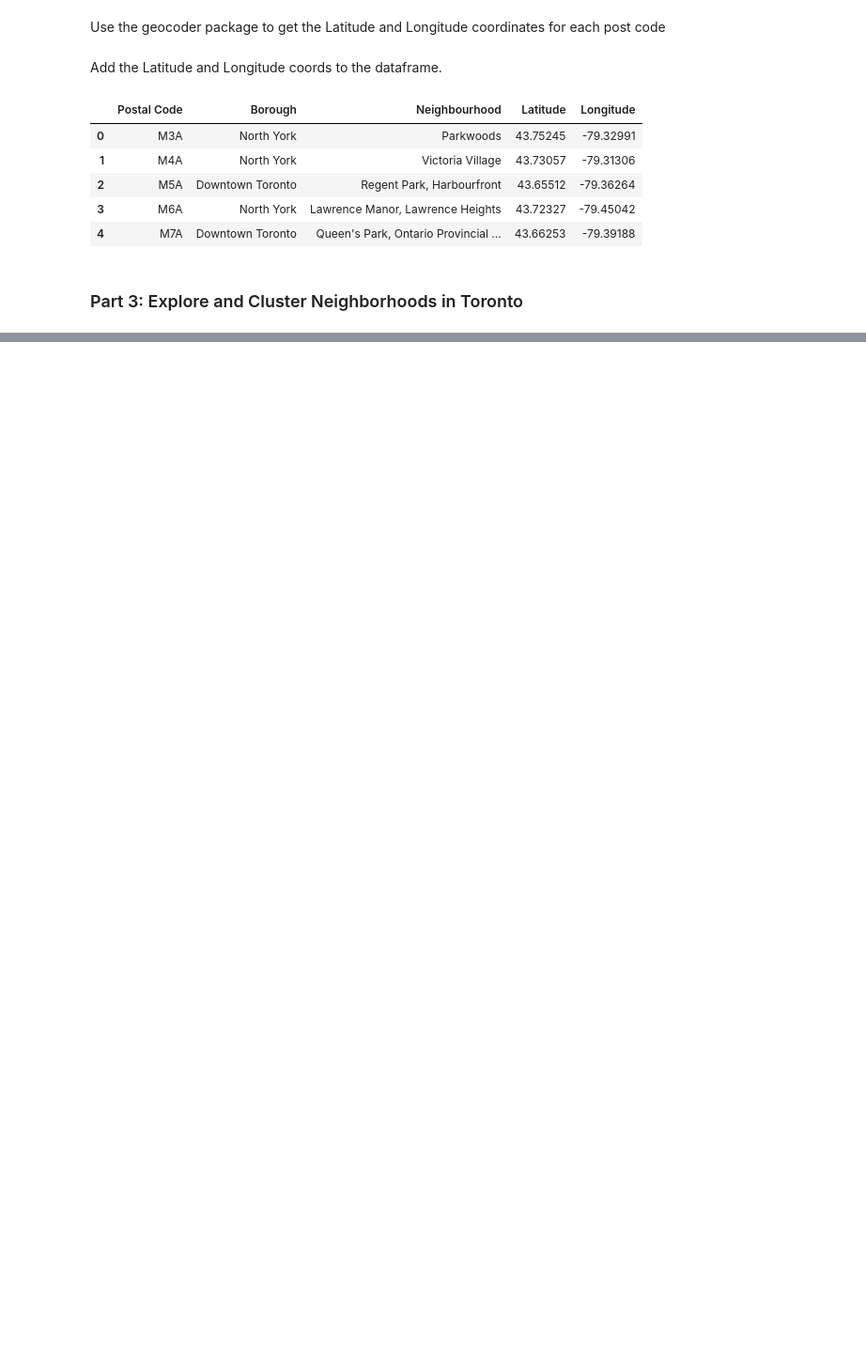
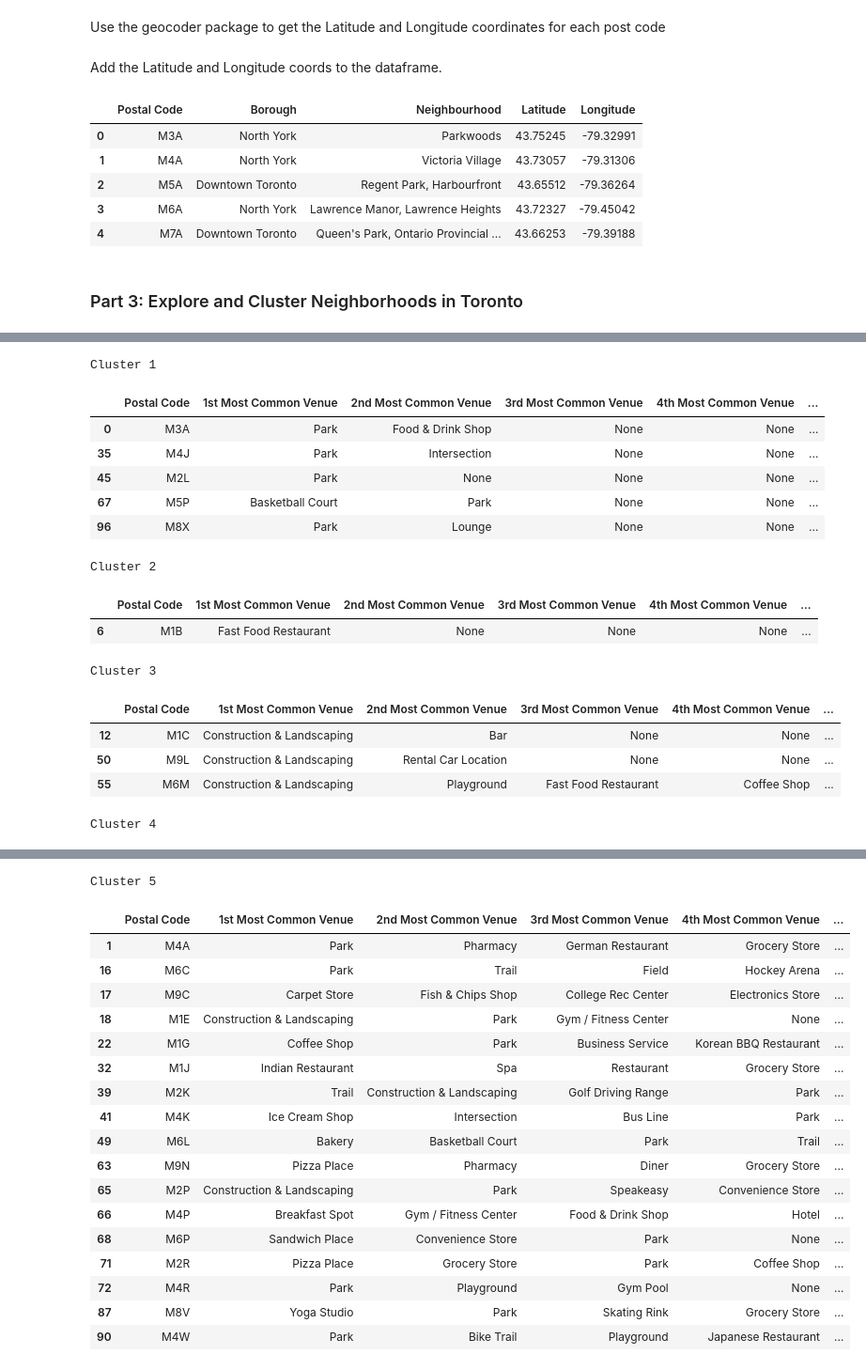
Before and after one commit to mingusknoxwhite/Coursera_Capstone, a Jupyter notebook: scripts/TorontoNeighborhoods.ipynb, the cells around one changed output, grey strips where cells are left out. Shown: that part at 94% size. Drawn from its saved outputs; the diff is of its cells as text; code cells hidden in the pictures; blank space fills up the shorter version.

```diff
--- a/scripts/TorontoNeighborhoods.ipynb
+++ b/scripts/TorontoNeighborhoods.ipynb
@@ -97,0 +227,3 @@ df.head()
+# %%
+toronto_grouped = onehot_toronto.groupby('Postal Code').mean().reset_index()
+toronto_grouped.head()
@@ -97,0 +305,6 @@ df.head()
+# %%
+kclusters = 5
+toronto_grouped_clustering = toronto_grouped.drop('Postal Code', 1)
+
+kmeans = KMeans(n_clusters = kclusters).fit(toronto_grouped_clustering)
+kmeans.labels_
@@ -97,0 +319,8 @@ df.head()
+# %%
+# add cluster labels to top_venues df, using try/except to allow reruns of cell
+try:
+    top_venues.insert(0, 'Cluster Label', kmeans.labels_ + 1)
+except:
+    top_venues['Cluster Label'] = kmeans.labels_ + 1
+full_toronto = df.join(top_venues.set_index('Postal Code'), on='Postal Code', how='inner').reset_index().drop('index', 1)
+full_toronto.head()
@@ -97,0 +396,4 @@ df.head()
+# %%
+# Helpful columns for comparing cluster
+important_cols = full_toronto.columns[([0] + list(range(-num_top, 0)))]
+list(important_cols)
@@ -97,0 +422,21 @@ df.head()
+# %%
+for i in range(1, kclusters + 1):
+    print('Cluster ' + str(i))
+    display(full_toronto.loc[full_toronto['Cluster Label'] == i, important_cols])
+# %% [output]
+Cluster 1
+|  | Postal Code | 1st Most Common Venue | 2nd Most Common Venue | 3rd Most Common Venue | 4th Most Common Venue | ... |
+| 0 | M3A | Park | Food & Drink Shop | None | None | ... |
+| 35 | M4J | Park | Intersection | None | None | ... |
+| 45 | M2L | Park | None | None | None | ... |
+| 67 | M5P | Basketball Court | Park | None | None | ... |
+| 96 | M8X | Park | Lounge | None | None | ... |
+Cluster 2
+|  | Postal Code | 1st Most Common Venue | 2nd Most Common Venue | 3rd Most Common Venue | 4th Most Common Venue | ... |
+| 6 | M1B | Fast Food Restaurant | None | None | None | ... |
+Cluster 3
+|  | Postal Code | 1st Most Common Venue | 2nd Most Common Venue | 3rd Most Common Venue | 4th Most Common Venue | ... |
+| 12 | M1C | Construction & Landscaping | Bar | None | None | ... |
+| 50 | M9L | Construction & Landscaping | Rental Car Location | None | None | ... |
+| 55 | M6M | Construction & Landscaping | Playground | Fast Food Restaurant | Coffee Shop | ... |
+Cluster 4
@@ -97,0 +460,19 @@ df.head()
+Cluster 5
+|  | Postal Code | 1st Most Common Venue | 2nd Most Common Venue | 3rd Most Common Venue | 4th Most Common Venue | ... |
+| 1 | M4A | Park | Pharmacy | German Restaurant | Grocery Store | ... |
+| 16 | M6C | Park | Trail | Field | Hockey Arena | ... |
+| 17 | M9C | Carpet Store | Fish & Chips Shop | College Rec Center | Electronics Store | ... |
+| 18 | M1E | Construction & Landscaping | Park | Gym / Fitness Center | None | ... |
+| 22 | M1G | Coffee Shop | Park | Business Service | Korean BBQ Restaurant | ... |
+| 32 | M1J | Indian Restaurant | Spa | Restaurant | Grocery Store | ... |
+| 39 | M2K | Trail | Construction & Landscaping | Golf Driving Range | Park | ... |
+| 41 | M4K | Ice Cream Shop | Intersection | Bus Line | Park | ... |
+| 49 | M6L | Bakery | Basketball Court | Park | Trail | ... |
+| 63 | M9N | Pizza Place | Pharmacy | Diner | Grocery Store | ... |
+| 65 | M2P | Construction & Landscaping | Park | Speakeasy | Convenience Store | ... |
+| 66 | M4P | Breakfast Spot | Gym / Fitness Center | Food & Drink Shop | Hotel | ... |
+| 68 | M6P | Sandwich Place | Convenience Store | Park | None | ... |
+| 71 | M2R | Pizza Place | Grocery Store | Park | Coffee Shop | ... |
+| 72 | M4R | Park | Playground | Gym Pool | None | ... |
+| 87 | M8V | Yoga Studio | Park | Skating Rink | Grocery Store | ... |
+| 90 | M4W | Park | Bike Trail | Playground | Japanese Restaurant | ... |
```
Also changed, not shown: parts of 48 cells of this notebook.
